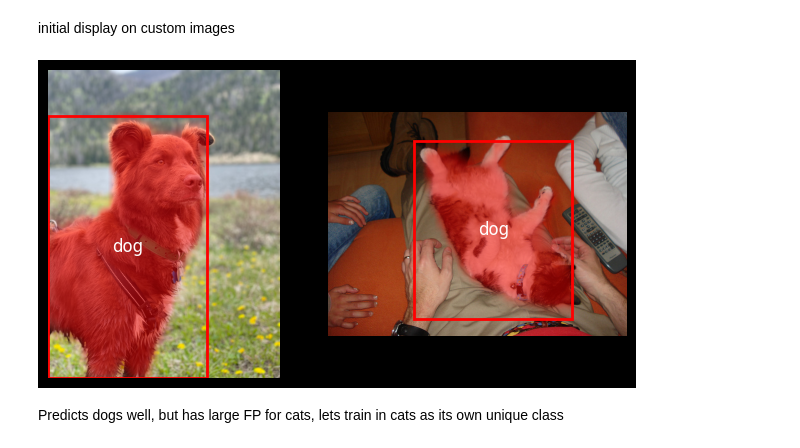
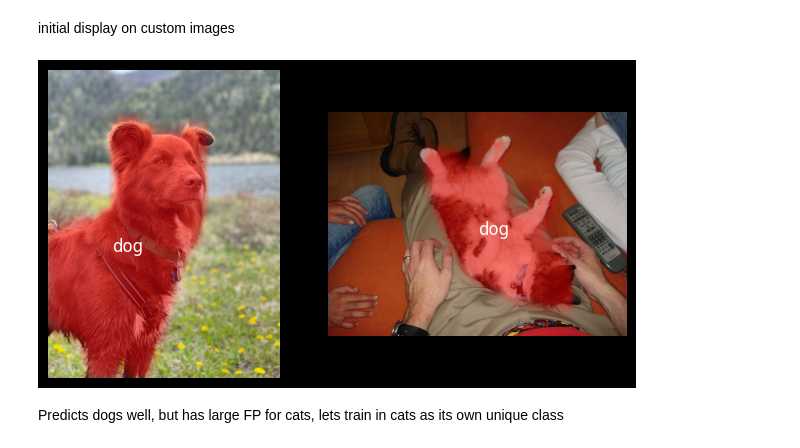
Before and after one commit to yasasawij/CS445-Project, a Jupyter notebook: revised_main.ipynb, the cells around one changed output. Saved outputs shown, nothing was run; the diff lists cells and outputs as text; code cells hidden in the pictures.

```diff
--- a/revised_main.ipynb
+++ b/revised_main.ipynb
@@ -674,21 +675,21 @@ initial display on custom images
 # %%
 new_dog_image = './../theo.jpg' #Local image of a friends dog
 new_cat_image = './../datasets/train/000000000443.jpg' #image from the train set of a cat
 test_image_tensors_list = []
 test_image_predictions_list = []
 
 test_image_tensor, test_image_prediction = evaluate_maskrcnn_with_image(loaded_model, new_dog_image, threshold=0.8)
 test_image_tensors_list.append(test_image_tensor)
 test_image_predictions_list.append(test_image_prediction)
 
 test_image_tensor, test_image_prediction = evaluate_maskrcnn_with_image(loaded_model, new_cat_image, threshold=0.8)
 test_image_tensors_list.append(test_image_tensor)
 test_image_predictions_list.append(test_image_prediction)
 
 
-visualize(test_image_tensors_list, test_image_predictions_list, label_map, enable_box=True, enable_mask=True)
+visualize(test_image_tensors_list, test_image_predictions_list, label_map, enable_mask=True)
 # %% [output]
-[figure, old version]
+[figure, new version]
 # %% [markdown]
 Predicts dogs well, but has large FP for cats, lets train in cats as its own unique class
 # %%
```
Also changed, not shown: parts of 10 cells of this notebook.
